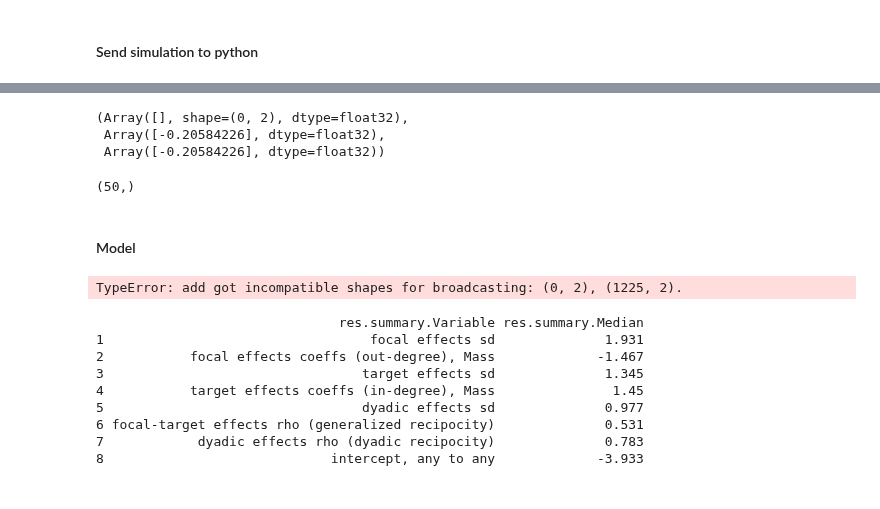
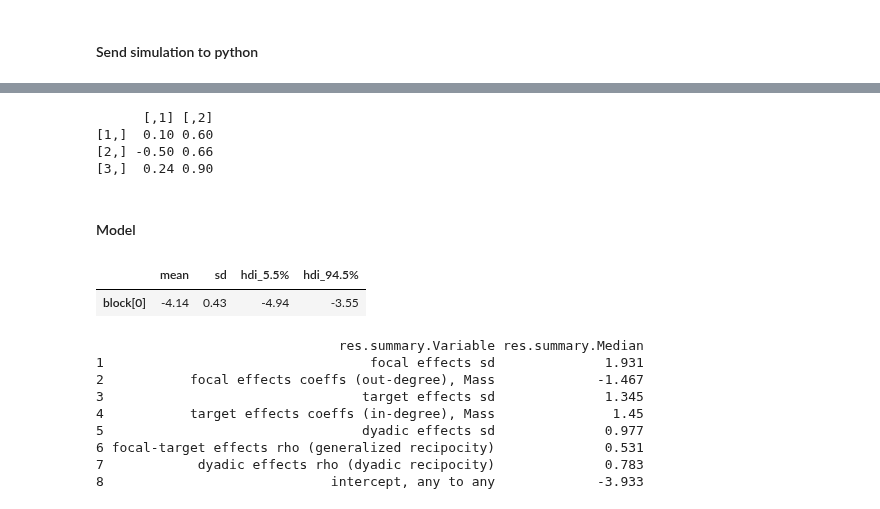
Before and after one commit to BGN-for-ASNA/BI, a Jupyter notebook: bi/Network simulation.ipynb, the cells around one changed output, grey strips where cells are left out. Saved outputs shown, nothing was run; the diff lists cells and outputs as text; code cells hidden in the pictures.

```diff
--- a/bi/Network simulation.ipynb
+++ b/bi/Network simulation.ipynb
@@ -275,12 +270,23 @@ Array([0, 0, 0, 0, 0, 0, 0, 0, 0, 0, 0, 0, 0, 0, 0, 0, 0, 0, 0, 0, 1, 0,
-# %%
-focal_individual_predictors = data['individual_predictors']
-target_individual_predictors = data['individual_predictors']
-bi.net.nodes_terms(focal_individual_predictors, target_individual_predictors, sample = True)
-# %% [output]
-(Array([], shape=(0, 2), dtype=float32),
- Array([-0.20584226], dtype=float32),
- Array([-0.20584226], dtype=float32))
-# %%
-focal_individual_predictors[0].shape
-# %% [output]
-(50,)
+# %%
+%%R
+Rho = matrix(1, ncol = 2, nrow = 2)
+rho = 0.73
+Rho[1,2] = rho
+Rho[2,1] = rho
+
+L = chol(Rho)
+
+dr_raw = matrix(0, ncol = 3, nrow = 3)
+dr_raw[1,] = c(0, 0.6, 0.66)
+dr_raw[2,] = c(0.1, 0, 0.9)
+dr_raw[3,] = c(-0.5, 0.24, 0)
+tl = lower.tri(dr_raw, diag = FALSE)
+tu = upper.tri(dr_raw, diag = FALSE)
+dr_raw = cbind(dr_raw[tl], dr_raw[tu])
+d.sigma = c(0.2,0.2)
+dr2
+# %% [output]
+      [,1] [,2]
+[1,]  0.10 0.60
+[2,] -0.50 0.66
+[3,]  0.24 0.90
@@ -301,7 +315,7 @@ def model(idx, result_outcomes,focal_individual_predictors, target_individual_pr
 
     #SR ---------------------------------------
     sr_terms, focal_effects, target_effects = bi.net.nodes_terms(focal_individual_predictors, target_individual_predictors)# shape = N_id
-    sr_rf, sr_raw, sr_sigma, sr_L = bi.net.nodes_random_effects(sr_terms.shape[0], cholesky_density = 2)# shape = N_id
+    sr_rf, sr_raw, sr_sigma, sr_L = bi.net.nodes_random_effects(N_id, cholesky_density = 2) # shape = N_id
     #sender = sr_terms[idx[:,0],0] + sr_terms[idx[:,1],1] + sr_rf[idx[:,0],0] # Sender effect between i and j is the sum of sender effects of i and j plus the random effect of i on j
     #receiver =  sr_terms[idx[:,1],0] + sr_terms[idx[:,0],1] + sr_rf[idx[:,1],1]
     #sender_receiver = jnp.stack([sender, receiver], axis = 1)
@@ -328,8 +342,11 @@ summary.loc[['focal_effects[0]', 'target_effects[0]', 'block[0]',]]
 # focal_effects = -1.9,
 # target_effects =  1.3
 # block =  -4
-# %% [output]
-TypeError: add got incompatible shapes for broadcasting: (0, 2), (1225, 2).
+# %%
+summary.loc[['block[0]',]]
+# %% [output]
+|  | mean | sd | hdi_5.5% | hdi_94.5% |
+| block[0] | -4.14 | 0.43 | -4.94 | -3.55 |
 # %%
 %%R
 getwd()
```
Also changed, not shown: parts of 12 cells of this notebook, 1 other file.
